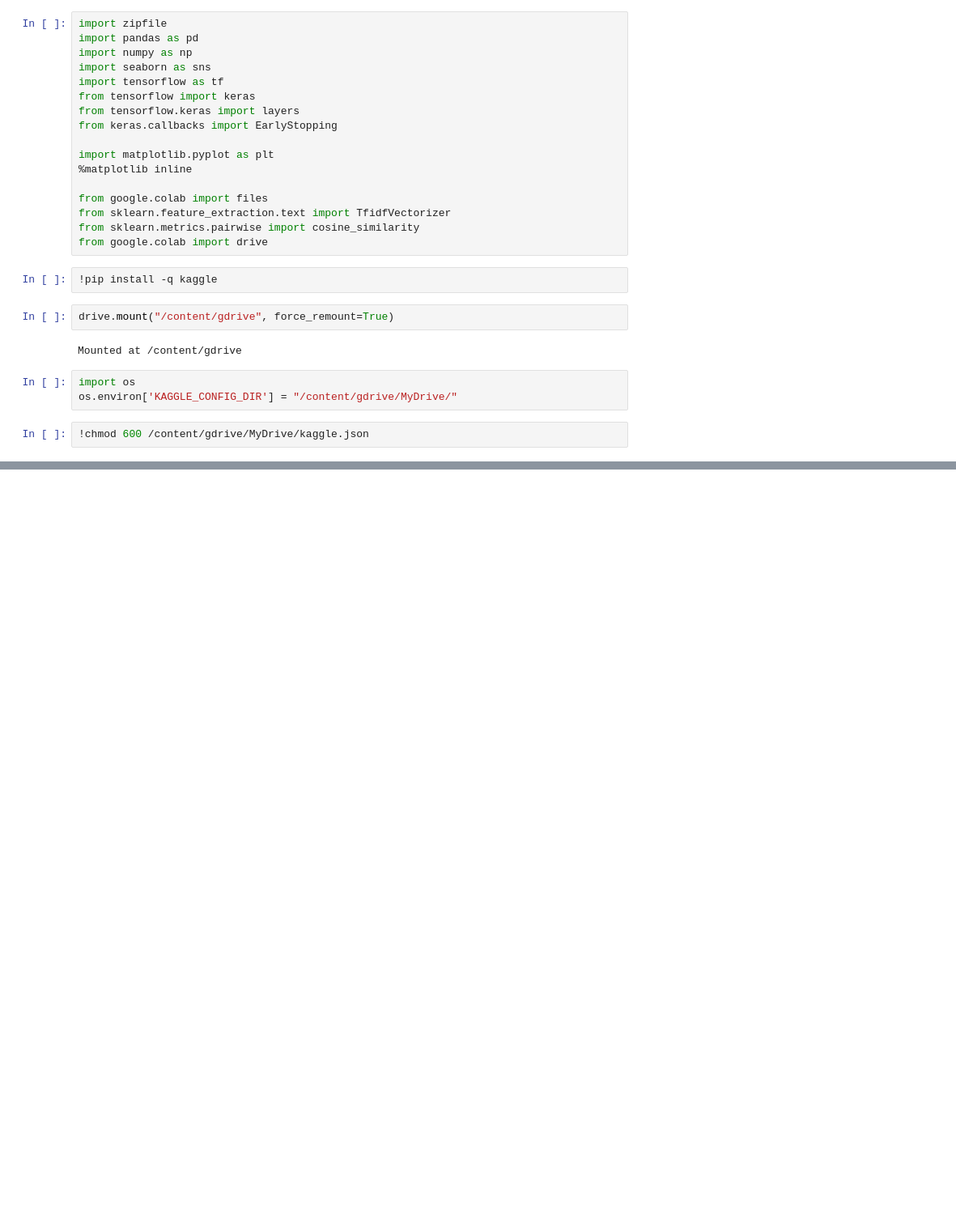
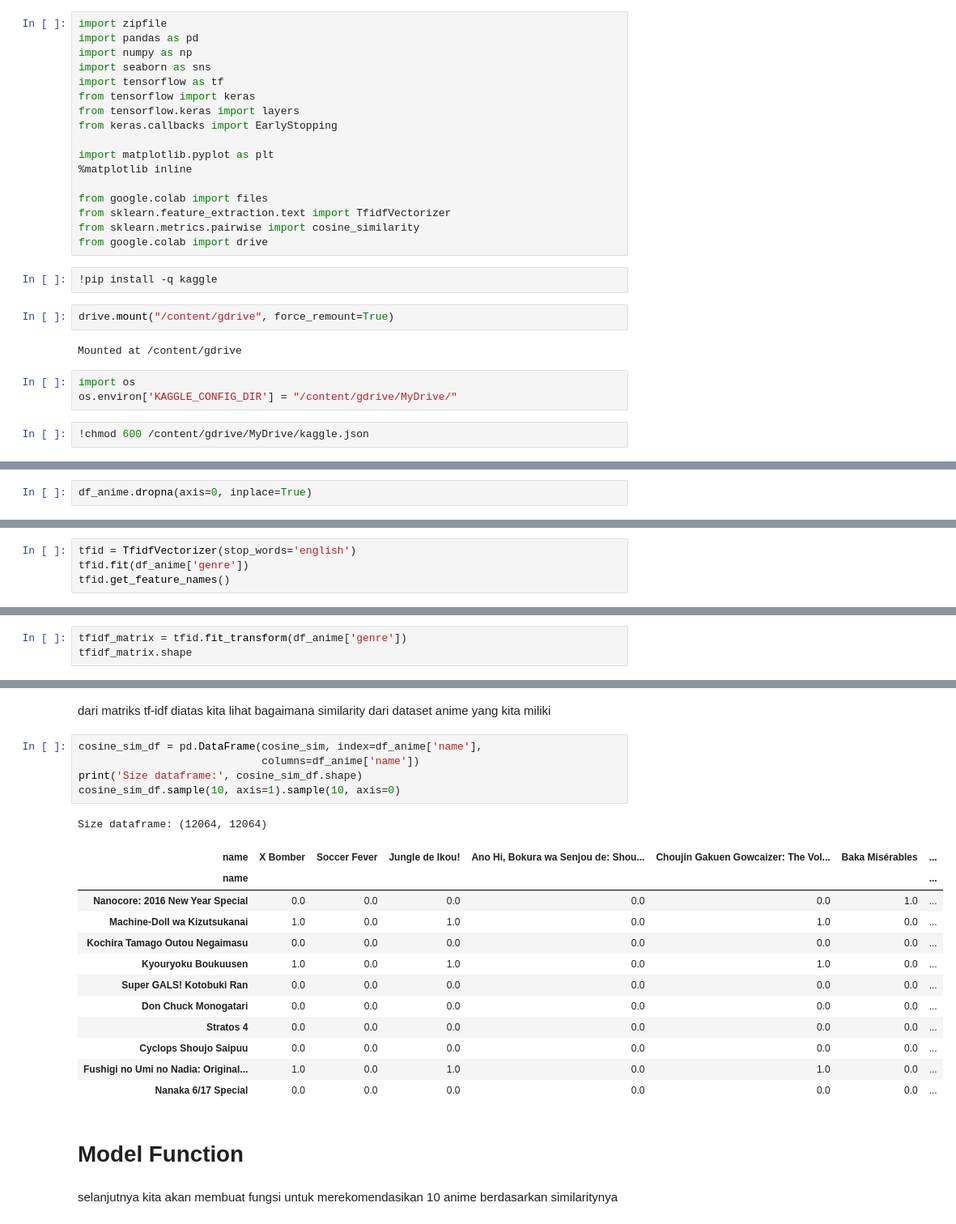
Before and after one commit to el-thobhy/Recommendation-system, a Jupyter notebook: Recommendation_System.ipynb, the cells around one changed output, grey strips where cells are left out. Shown at 81% size. Cells and saved outputs as stored; diff of their text form; blank space fills up the shorter version.

Commit message:
training model

```diff
--- a/Recommendation_System.ipynb
+++ b/Recommendation_System.ipynb
@@ -151,3 +237,5 @@ dtype: int64
+# %%
+df_anime.dropna(axis=0, inplace=True)
 # %%
 df_rating.isnull().sum()
 # %% [output]
@@ -336,0 +281,4 @@ cosine_sim
+# %%
+tfid = TfidfVectorizer(stop_words='english')
+tfid.fit(df_anime['genre'])
+tfid.get_feature_names()
@@ -336,0 +305,3 @@ cosine_sim
+# %%
+tfidf_matrix = tfid.fit_transform(df_anime['genre'])
+tfidf_matrix.shape
@@ -336,0 +325,25 @@ cosine_sim
+# %% [markdown]
+dari matriks tf-idf diatas kita lihat bagaimana similarity dari dataset anime yang kita miliki
+# %%
+cosine_sim_df = pd.DataFrame(cosine_sim, index=df_anime['name'],
+                             columns=df_anime['name'])
+print('Size dataframe:', cosine_sim_df.shape)
+cosine_sim_df.sample(10, axis=1).sample(10, axis=0)
+# %% [output]
+Size dataframe: (12064, 12064)
+| name | X Bomber | Soccer Fever | Jungle de Ikou! | Ano Hi, Bokura wa Senjou de: Shou... | Choujin Gakuen Gowcaizer: The Vol... | Baka Misérables | ... |
+| name |  |  |  |  |  |  | ... |
+| Nanocore: 2016 New Year Special | 0.0 | 0.0 | 0.0 | 0.0 | 0.0 | 1.0 | ... |
+| Machine-Doll wa Kizutsukanai | 1.0 | 0.0 | 1.0 | 0.0 | 1.0 | 0.0 | ... |
+| Kochira Tamago Outou Negaimasu | 0.0 | 0.0 | 0.0 | 0.0 | 0.0 | 0.0 | ... |
+| Kyouryoku Boukuusen | 1.0 | 0.0 | 1.0 | 0.0 | 1.0 | 0.0 | ... |
+| Super GALS! Kotobuki Ran | 0.0 | 0.0 | 0.0 | 0.0 | 0.0 | 0.0 | ... |
+| Don Chuck Monogatari | 0.0 | 0.0 | 0.0 | 0.0 | 0.0 | 0.0 | ... |
+| Stratos 4 | 0.0 | 0.0 | 0.0 | 0.0 | 0.0 | 0.0 | ... |
+| Cyclops Shoujo Saipuu | 0.0 | 0.0 | 0.0 | 0.0 | 0.0 | 0.0 | ... |
+| Fushigi no Umi no Nadia: Original... | 1.0 | 0.0 | 1.0 | 0.0 | 1.0 | 0.0 | ... |
+| Nanaka 6/17 Special | 0.0 | 0.0 | 0.0 | 0.0 | 0.0 | 0.0 | ... |
+# %% [markdown]
+# Model Function
+# %% [markdown]
+selanjutnya kita akan membuat fungsi untuk merekomendasikan 10 anime berdasarkan similaritynya
```
Also changed, not shown: parts of 128 cells of this notebook.
